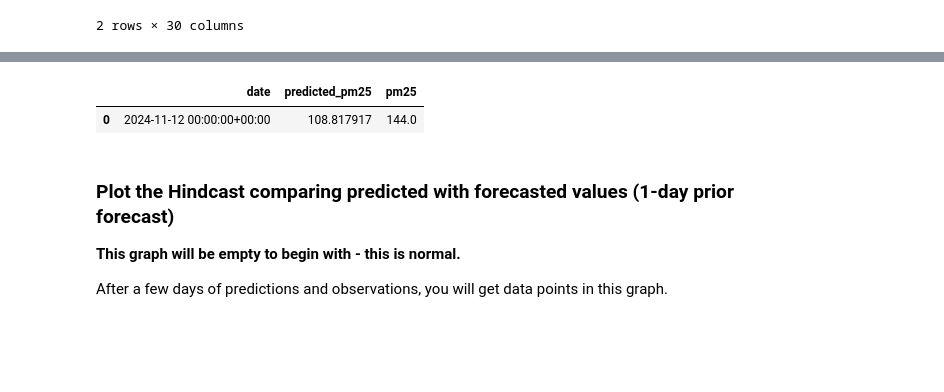
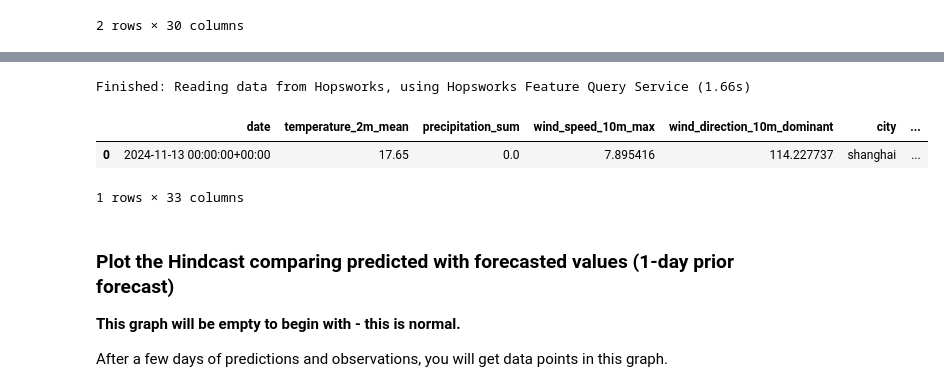
Before and after one commit to AMomozZz/mlfs-book, a Jupyter notebook: notebooks/ch03/4_air_quality_batch_inference.ipynb, the cells around one changed output, grey strips where cells are left out. Drawn from its saved outputs; the diff is of its cells as text; code cells hidden in the pictures; blank space fills up the shorter version.

```diff
--- a/notebooks/ch03/4_air_quality_batch_inference.ipynb
+++ b/notebooks/ch03/4_air_quality_batch_inference.ipynb
@@ -30,7 +30,7 @@ datetime.datetime(2024, 11, 12, 20, 42, 10, 481624)
 # %% [markdown]
 ## <span style="color:#ff5f27;"> 📡 Connect to Hopsworks Feature Store </span>
 # %%
-project = hopsworks.login(project='AMomozZz')
+project = hopsworks.login(project='mlfs_lab1')
 fs = project.get_feature_store()
 
 secrets = util.secrets_api(project.name)
@@ -71,10 +82,10 @@ Downloading model artifact (1 dirs, 5 files)... DONE
 # %%
 # Loading the XGBoost regressor model and label encoder from the saved model directory
 # retrieved_xgboost_model = joblib.load(saved_model_dir + "/xgboost_regressor.pkl")
-retrieved_xgboost_model = XGBRegressor()
+retrieved_xgboost_model1 = XGBRegressor()
 
-retrieved_xgboost_model.load_model(saved_model_dir + "/model.json")
+retrieved_xgboost_model1.load_model(saved_model_dir1 + "/model1.json")
 
 # Displaying the retrieved XGBoost regressor model
-retrieved_xgboost_model
+retrieved_xgboost_model1
 # %% [output]
@@ -92,3 +103,9 @@ XGBRegressor(base_score='9.53242E1', booster='gbtree', callbacks=None,
              min_child_weight=None, missing=nan, monotone_constraints=None,
              multi_strategy=None, n_estimators=None, n_jobs=None,
              num_parallel_tree=None, random_state=None, ...)
+# %%
+retrieved_xgboost_model2 = XGBRegressor()
+
+retrieved_xgboost_model2.load_model(saved_model_dir2 + "/model2.json")
+
+retrieved_xgboost_model2
@@ -269,17 +348,21 @@ Finished: Reading data from Hopsworks, using Hopsworks Feature Query Service (0.
 # %%
-outcome_df = air_quality_df[['date', 'pm25']]
-preds_df = monitoring_df[['date', 'predicted_pm25']]
+# outcome_df = air_quality_df[['date', 'pm25']]
+# preds_df = monitoring_df[['date', 'predicted_pm25']]
 
-hindcast_df = pd.merge(preds_df, outcome_df, on="date")
-hindcast_df = hindcast_df.sort_values(by=['date'])
+# hindcast_df = pd.merge(preds_df, outcome_df, on="date")
+# hindcast_df = hindcast_df.sort_values(by=['date'])
 
-# If there are no outcomes for predictions yet, generate some predictions/outcomes from existing data
-if len(hindcast_df) == 0:
-    hindcast_df = util.backfill_predictions_for_monitoring(weather_fg, air_quality_df, monitor_fg, retrieved_xgboost_model)
-hindcast_df
+# # If there are no outcomes for predictions yet, generate some predictions/outcomes from existing data
+# if len(hindcast_df) == 0:
+#     hindcast_df = util.backfill_predictions_for_monitoring(weather_fg, air_quality_df, monitor_fg, retrieved_xgboost_model)
+# hindcast_df
+
+util.backfill_predictions_for_monitoring(weather_fg, air_quality_df, retrieved_xgboost_model1, retrieved_xgboost_model2)
 # %% [output]
+Finished: Reading data from Hopsworks, using Hopsworks Feature Query Service (1.66s)
-|  | date | predicted_pm25 | pm25 |
-| 0 | 2024-11-12 00:00:00+00:00 | 108.817917 | 144.0 |
+|  | date | temperature_2m_mean | precipitation_sum | wind_speed_10m_max | wind_direction_10m_dominant | city | ... |
+| 0 | 2024-11-13 00:00:00+00:00 | 17.65 | 0.0 | 7.895416 | 114.227737 | shanghai | ... |
+1 rows × 33 columns
 # %% [markdown]
 ### Plot the Hindcast comparing predicted with forecasted values (1-day prior forecast)
 
```
Also changed, not shown: parts of 16 cells of this notebook, 1 other file.
